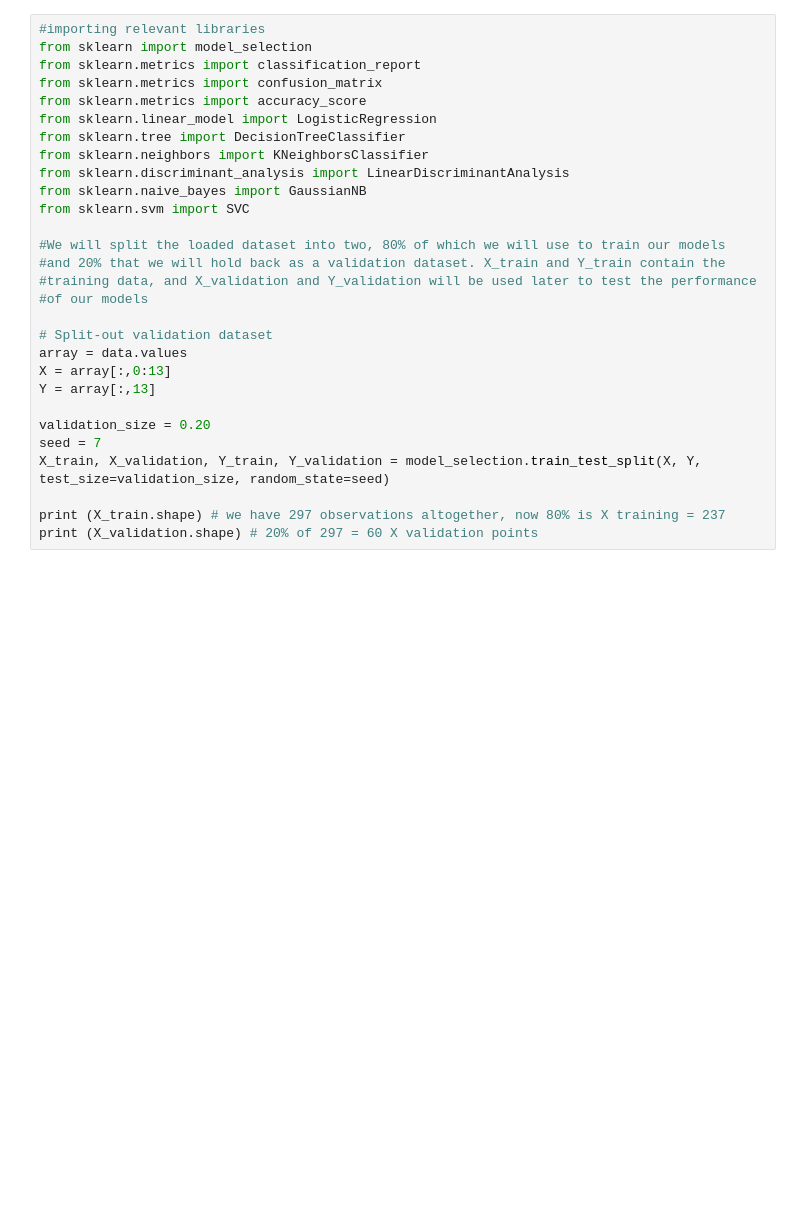
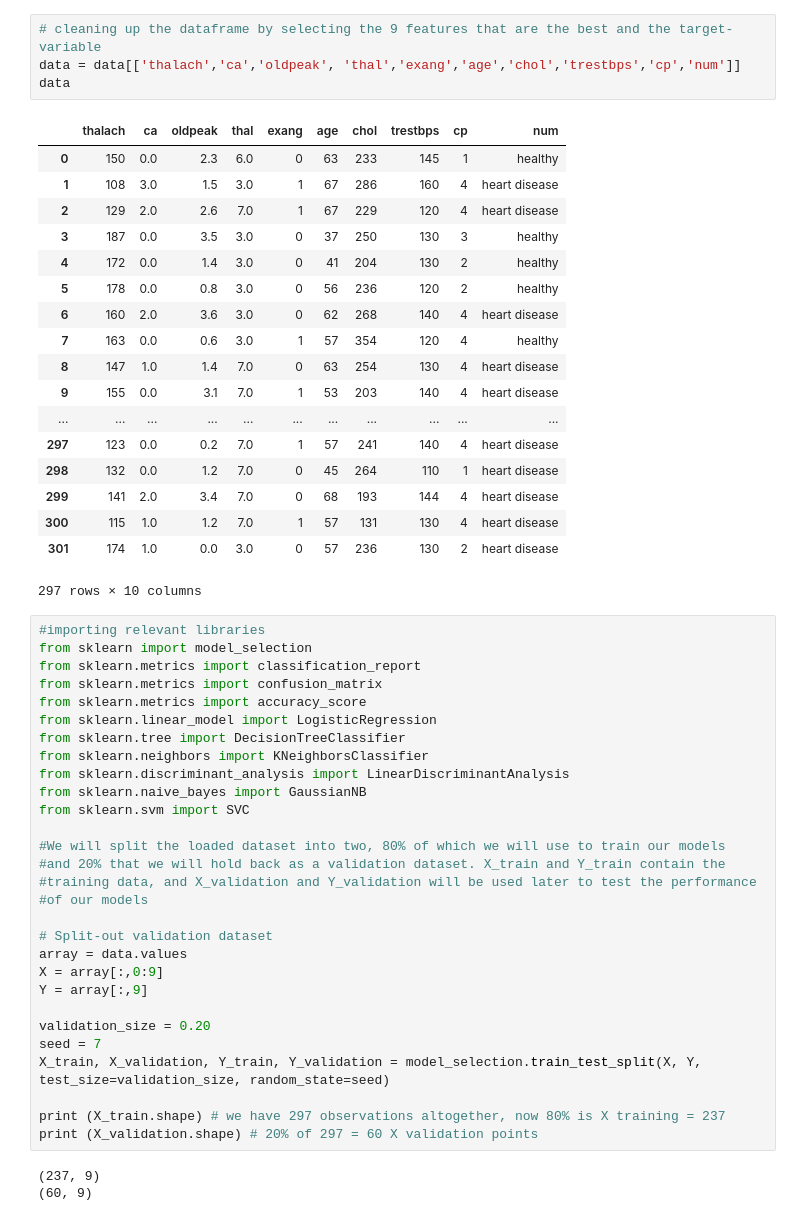
Before and after one commit to wesselvandam1982/machine-learning-scripts, a Jupyter notebook: HeartDisease_dataset_machine_learning_script.ipynb, the cells around one changed output. Saved outputs shown, nothing was run; the diff lists cells and outputs as text; blank space fills up the shorter version.

```diff
--- a/HeartDisease_dataset_machine_learning_script.ipynb
+++ b/HeartDisease_dataset_machine_learning_script.ipynb
@@ -51,3 +109,26 @@ print(data.groupby('num').size())
+# %%
+# cleaning up the dataframe by selecting the 9 features that are the best and the target-variable
+data = data[['thalach','ca','oldpeak', 'thal','exang','age','chol','trestbps','cp','num']]
+data
+# %% [output]
+|  | thalach | ca | oldpeak | thal | exang | age | chol | trestbps | cp | num |
+| 0 | 150 | 0.0 | 2.3 | 6.0 | 0 | 63 | 233 | 145 | 1 | healthy |
+| 1 | 108 | 3.0 | 1.5 | 3.0 | 1 | 67 | 286 | 160 | 4 | heart disease |
+| 2 | 129 | 2.0 | 2.6 | 7.0 | 1 | 67 | 229 | 120 | 4 | heart disease |
+| 3 | 187 | 0.0 | 3.5 | 3.0 | 0 | 37 | 250 | 130 | 3 | healthy |
+| 4 | 172 | 0.0 | 1.4 | 3.0 | 0 | 41 | 204 | 130 | 2 | healthy |
+| 5 | 178 | 0.0 | 0.8 | 3.0 | 0 | 56 | 236 | 120 | 2 | healthy |
+| 6 | 160 | 2.0 | 3.6 | 3.0 | 0 | 62 | 268 | 140 | 4 | heart disease |
+| 7 | 163 | 0.0 | 0.6 | 3.0 | 1 | 57 | 354 | 120 | 4 | healthy |
+| 8 | 147 | 1.0 | 1.4 | 7.0 | 0 | 63 | 254 | 130 | 4 | heart disease |
+| 9 | 155 | 0.0 | 3.1 | 7.0 | 1 | 53 | 203 | 140 | 4 | heart disease |
+| ... | ... | ... | ... | ... | ... | ... | ... | ... | ... | ... |
+| 297 | 123 | 0.0 | 0.2 | 7.0 | 1 | 57 | 241 | 140 | 4 | heart disease |
+| 298 | 132 | 0.0 | 1.2 | 7.0 | 0 | 45 | 264 | 110 | 1 | heart disease |
+| 299 | 141 | 2.0 | 3.4 | 7.0 | 0 | 68 | 193 | 144 | 4 | heart disease |
+| 300 | 115 | 1.0 | 1.2 | 7.0 | 1 | 57 | 131 | 130 | 4 | heart disease |
+| 301 | 174 | 1.0 | 0.0 | 3.0 | 0 | 57 | 236 | 130 | 2 | heart disease |
+297 rows × 10 columns
 # %%
 #importing relevant libraries
 from sklearn import model_selection
@@ -68,8 +149,8 @@ from sklearn.svm import SVC
 
 # Split-out validation dataset
 array = data.values
-X = array[:,0:13]
-Y = array[:,13]
+X = array[:,0:9]
+Y = array[:,9]
 
 validation_size = 0.20
 seed = 7
@@ -77,6 +158,9 @@ X_train, X_validation, Y_train, Y_validation = model_selection.train_test_split(
 
 print (X_train.shape) # we have 297 observations altogether, now 80% is X training = 237
 print (X_validation.shape) # 20% of 297 = 60 X validation points
+# %% [output]
+(237, 9)
+(60, 9)
 # %%
 # Test options and evaluation metric
 seed = 7
```
Also changed, not shown: parts of 4 cells of this notebook.
